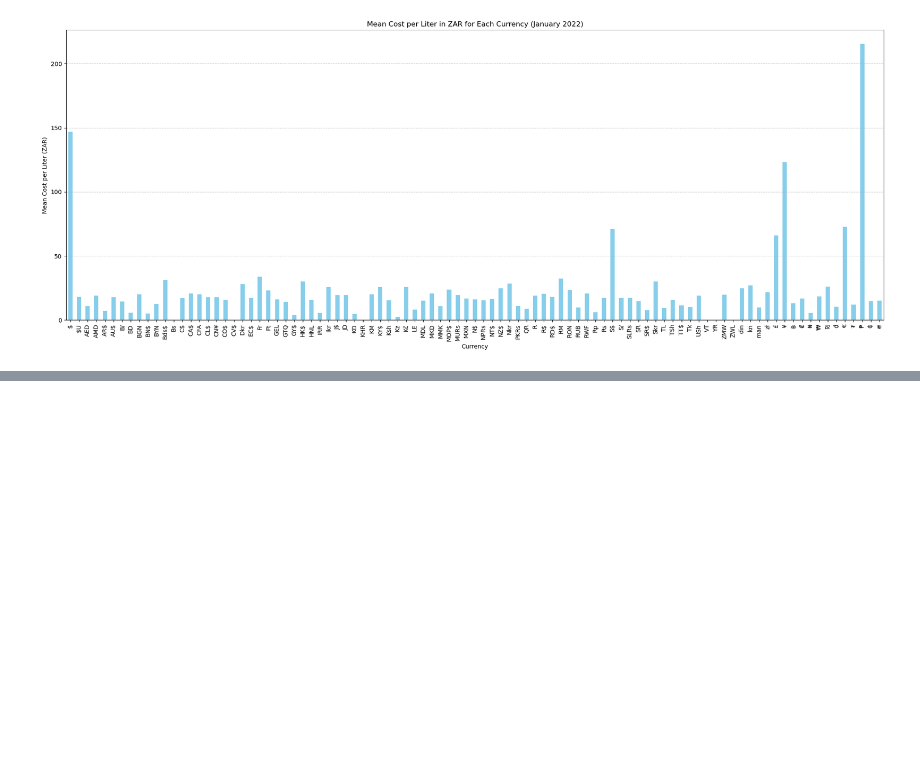
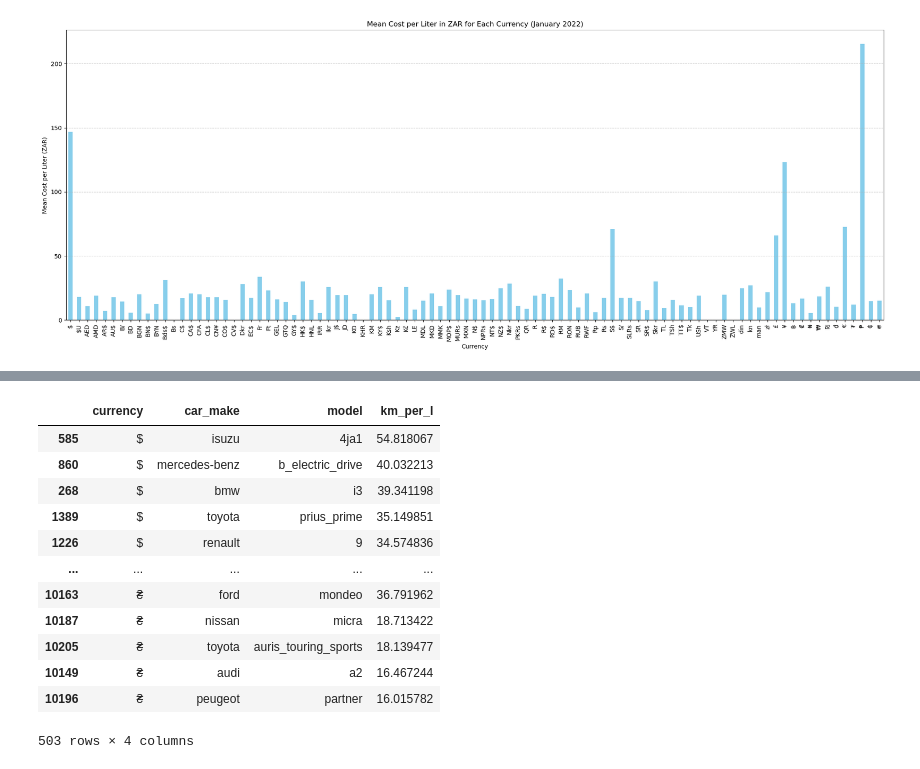
Before and after one commit to TumiJourdan/IDVE-Assignments, a Jupyter notebook: Assignment 1/main.ipynb, the cells around one changed output, grey strips where cells are left out. Saved outputs shown, nothing was run; the diff lists cells and outputs as text; code cells hidden in the pictures; blank space fills up the shorter version.

```diff
--- a/Assignment 1/main.ipynb
+++ b/Assignment 1/main.ipynb
@@ -766,0 +906,29 @@ plt.show()
+# %%
+#4.2.6
+
+# Ensure the necessary columns are numeric and convert mpg to km/l
+df['km_per_l'] = df['mpg'] * 0.425144
+
+# Group by currency and vehicle and calculate the average fuel efficiency
+average_fuel_efficiency = df.groupby(['currency', 'car_make', 'model'])['km_per_l'].mean().reset_index()
+
+# For each currency, sort the vehicles by fuel efficiency and select the top 5
+top_5_per_country = average_fuel_efficiency.sort_values(by=['currency', 'km_per_l'], ascending=[True, False])
+top_5_per_country = top_5_per_country.groupby('currency').head(5)
+
+# Display the results
+top_5_per_country
+# %% [output]
+|  | currency | car_make | model | km_per_l |
+| 585 | $ | isuzu | 4ja1 | 54.818067 |
+| 860 | $ | mercedes-benz | b_electric_drive | 40.032213 |
+| 268 | $ | bmw | i3 | 39.341198 |
+| 1389 | $ | toyota | prius_prime | 35.149851 |
+| 1226 | $ | renault | 9 | 34.574836 |
+| ... | ... | ... | ... | ... |
+| 10163 | ₴ | ford | mondeo | 36.791962 |
+| 10187 | ₴ | nissan | micra | 18.713422 |
+| 10205 | ₴ | toyota | auris_touring_sports | 18.139477 |
+| 10149 | ₴ | audi | a2 | 16.467244 |
+| 10196 | ₴ | peugeot | partner | 16.015782 |
+503 rows × 4 columns
```
Also changed, not shown: parts of 9 cells of this notebook.
